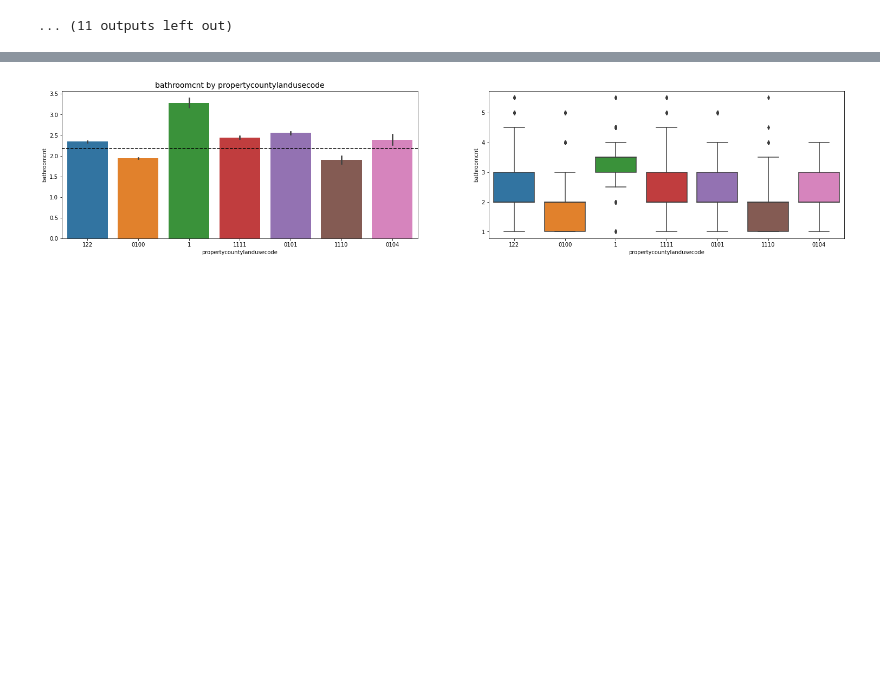
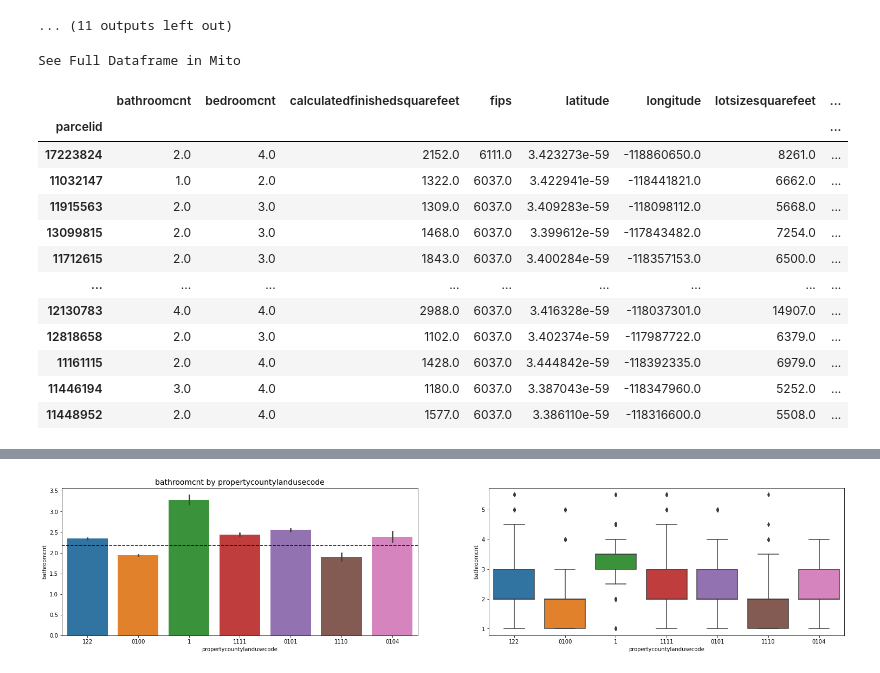
Before and after one commit to nicholas-dougherty/clustering-project, a Jupyter notebook: workbooks/eda.ipynb, the cells around one changed output, grey strips where cells are left out. Drawn from its saved outputs; the diff is of its cells as text; code cells hidden in the pictures; blank space fills up the shorter version.

```diff
--- a/workbooks/eda.ipynb
+++ b/workbooks/eda.ipynb
@@ -72,3 +72,20 @@ print(cat_list)
 [figure]
 [figure]
 ... (11 outputs left out)
+# %%
+train
+# %% [output]
+See Full Dataframe in Mito
+|  | bathroomcnt | bedroomcnt | calculatedfinishedsquarefeet | fips | latitude | longitude | lotsizesquarefeet | ... |
+| parcelid |  |  |  |  |  |  |  | ... |
+| 17223824 | 2.0 | 4.0 | 2152.0 | 6111.0 | 3.423273e-59 | -118860650.0 | 8261.0 | ... |
+| 11032147 | 1.0 | 2.0 | 1322.0 | 6037.0 | 3.422941e-59 | -118441821.0 | 6662.0 | ... |
+| 11915563 | 2.0 | 3.0 | 1309.0 | 6037.0 | 3.409283e-59 | -118098112.0 | 5668.0 | ... |
+| 13099815 | 2.0 | 3.0 | 1468.0 | 6037.0 | 3.399612e-59 | -117843482.0 | 7254.0 | ... |
+| 11712615 | 2.0 | 3.0 | 1843.0 | 6037.0 | 3.400284e-59 | -118357153.0 | 6500.0 | ... |
+| ... | ... | ... | ... | ... | ... | ... | ... | ... |
+| 12130783 | 4.0 | 4.0 | 2988.0 | 6037.0 | 3.416328e-59 | -118037301.0 | 14907.0 | ... |
+| 12818658 | 2.0 | 3.0 | 1102.0 | 6037.0 | 3.402374e-59 | -117987722.0 | 6379.0 | ... |
+| 11161115 | 2.0 | 4.0 | 1428.0 | 6037.0 | 3.444842e-59 | -118392335.0 | 6979.0 | ... |
+| 11446194 | 3.0 | 4.0 | 1180.0 | 6037.0 | 3.387043e-59 | -118347960.0 | 5252.0 | ... |
+| 11448952 | 2.0 | 4.0 | 1577.0 | 6037.0 | 3.386110e-59 | -118316600.0 | 5508.0 | ... |
```
Also changed, not shown: parts of 12 cells of this notebook, 1 other file.
